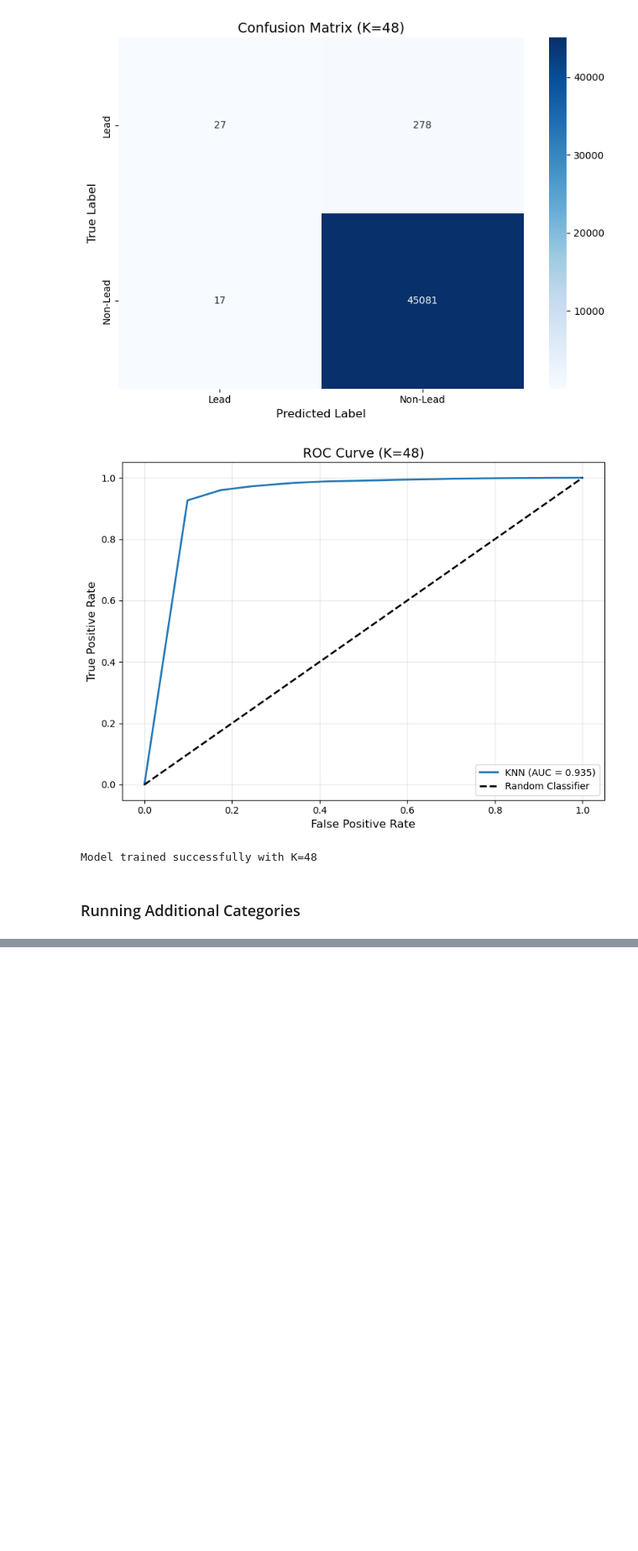
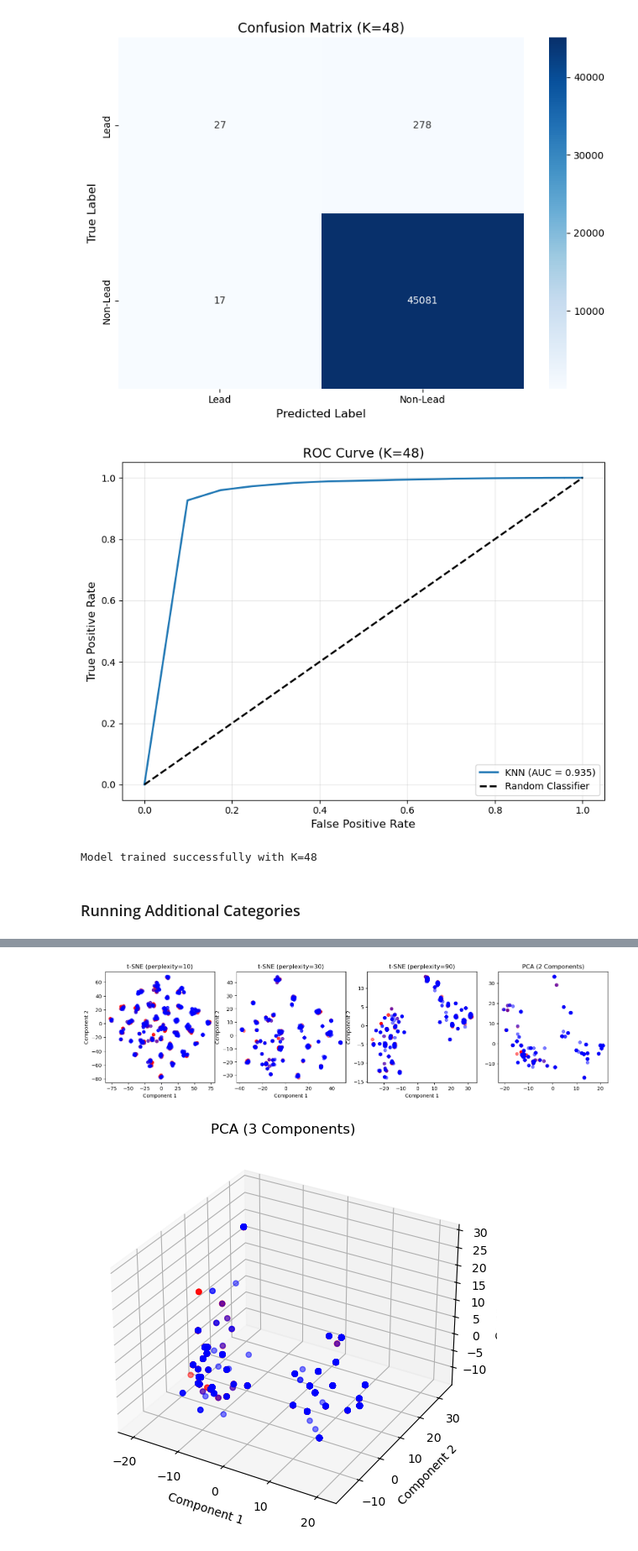
Before and after one commit to AvalonAce/ML-Lead-Service-Line-Prediction, a Jupyter notebook: models/knn_class.ipynb, the cells around one changed output, grey strips where cells are left out. Shown at 84% size. Saved outputs shown, nothing was run; the diff lists cells and outputs as text; code cells hidden in the pictures; blank space fills up the shorter version.

```diff
--- a/models/knn_class.ipynb
+++ b/models/knn_class.ipynb
@@ -191,0 +284,12 @@ Model trained successfully with K=48
+# %%
+y = df_numeric_data['SL Category Cleaned']
+print(len(df_numeric_data.columns))
+df_numeric_data = df_numeric_data.drop(columns='SL Category Cleaned')
+X = df_numeric_data.to_numpy()
+print(len(X[0]))
+# X = np.hstack([X[:, 0:2], X[:, 3:]])
+print(len(X[0]))
+
+y = y[~np.isnan(X).any(axis=1)]
+X = X[~np.isnan(X).any(axis=1)]
+X
@@ -191,0 +313,51 @@ Model trained successfully with K=48
+# %%
+scaler = StandardScaler()
+X_scaled = scaler.fit_transform(X)
+
+perplexities = [10, 30, 90]
+colors = {'Lead': 'red', 'Non-Lead': 'blue'}
+
+fig, axes = plt.subplots(1, 4, figsize=(18, 4))
+
+for ax, perp in zip(axes[:-1], perplexities):
+    tsne = TSNE(n_components=2, perplexity=perp, random_state=42)
+    X_reduced = tsne.fit_transform(X_scaled)
+
+    for material, color in colors.items():
+        idx = y == material
+        ax.scatter(X_reduced[idx, 0], X_reduced[idx, 1], c=color, alpha=0.5, label=material)
+
+    ax.set_title(f"t-SNE (perplexity={perp})")
+    ax.set_xlabel("Component 1")
+    ax.set_ylabel("Component 2")
+
+# PCA - 2, 3, 5 Components
+scaler = StandardScaler()
+X_scaled = scaler.fit_transform(X)
+
+pca2 = PCA(n_components=2)
+pca3 = PCA(n_components=3)
+pca5 = PCA(n_components=5)
+
+# PCA - 2 Components
+X_pca2 = pca2.fit_transform(X_scaled)
+for material, color in colors.items():
+    idx = y == material
+    axes[-1].scatter(X_pca2[idx, 0], X_pca2[idx, 1], c=color, alpha=0.5, label=material)
+axes[-1].set_title("PCA (2 Components)")
+
+# Pca - 3 Components
+X_pca3 = pca3.fit_transform(X_scaled)
+fig_3d = plt.figure(figsize=(8, 6))
+ax = fig_3d.add_subplot(111, projection='3d')
+for material, color in colors.items():
+    idx = y == material
+    ax.scatter(X_pca3[idx, 0], X_pca3[idx, 1], X_pca3[idx, 2], c=color, alpha=0.5, label=material)
+ax.set_title("PCA (3 Components)")
+ax.set_xlabel("Component 1")
+ax.set_ylabel("Component 2")
+ax.set_zlabel("Component 3")
+plt.show()
+# %% [output]
+[figure, added]
+[figure, added]
```
Also changed, not shown: parts of 9 cells of this notebook, 1 other file.
